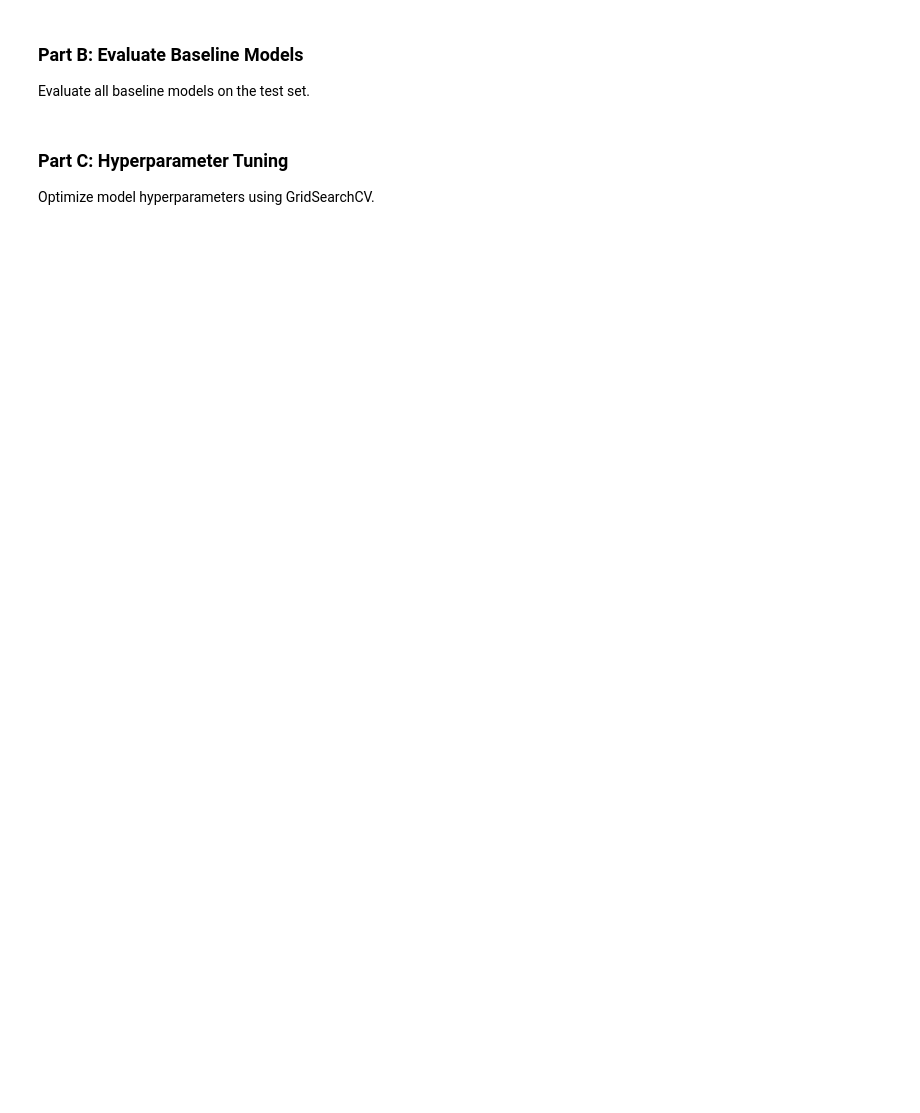
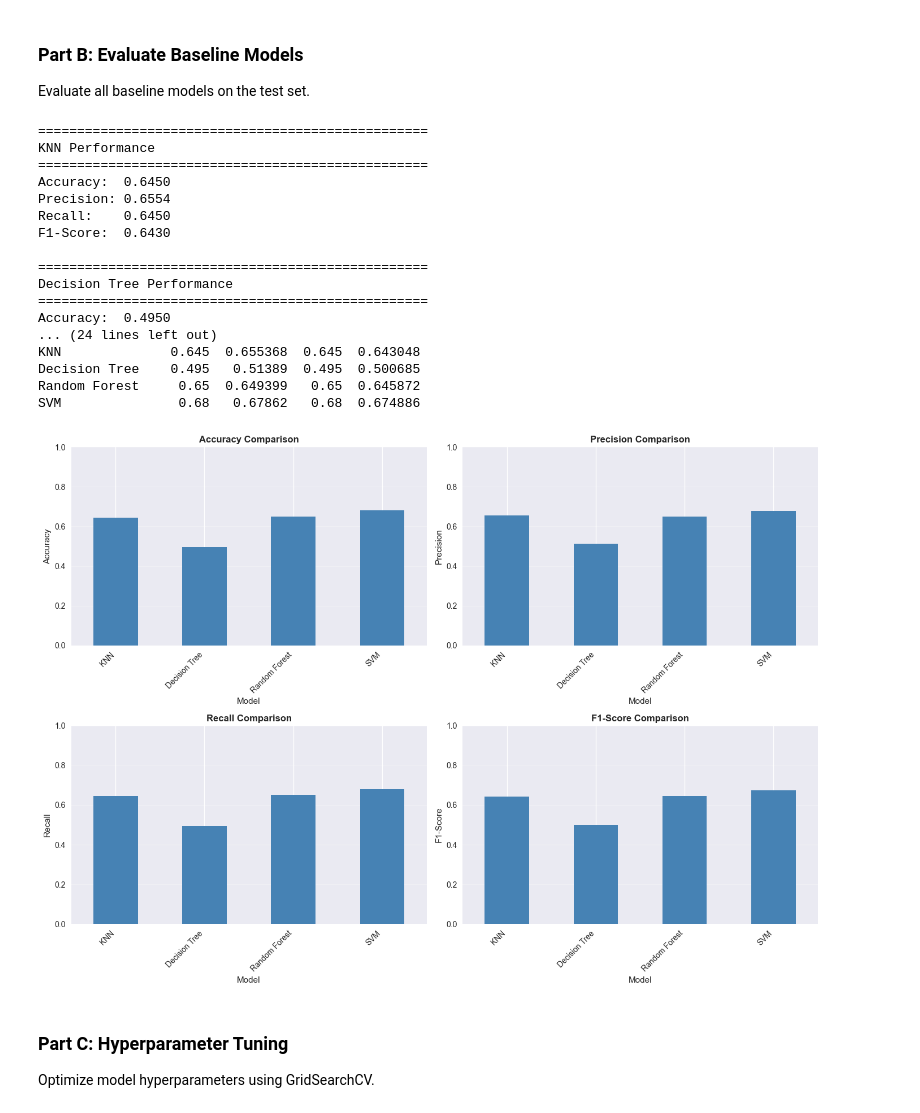
Before and after one commit to Papi-Hokage/music-genre-classification, a Jupyter notebook: Music Genre Final Project.ipynb, the cells around one changed output. Saved outputs shown, nothing was run; the diff lists cells and outputs as text; code cells hidden in the pictures; blank space fills up the shorter version.

```diff
--- a/Music Genre Final Project.ipynb
+++ b/Music Genre Final Project.ipynb
@@ -601,5 +674,4 @@ def evaluate_model(model, X_test, y_test, model_name):
     }
 
 # Train baseline models
-# Uncomment after data preprocessing
-# baseline_models = train_baseline_models(X_train_scaled, y_train)
+baseline_models = train_baseline_models(X_train_scaled, y_train)
@@ -609,37 +699,55 @@ def evaluate_model(model, X_test, y_test, model_name):
 Evaluate all baseline models on the test set.
 # %%
 # Evaluate all baseline models
-# Uncomment after training models
-# results = {}
-# for name, model in baseline_models.items():
-#     results[name] = evaluate_model(model, X_test_scaled, y_test, name)
+results = {}
+for name, model in baseline_models.items():
+    results[name] = evaluate_model(model, X_test_scaled, y_test, name)
 
-# # Create results DataFrame for comparison
-# results_df = pd.DataFrame(results).T
-# results_df = results_df.drop('predictions', axis=1)
+# Create results DataFrame for comparison
+results_df = pd.DataFrame(results).T
+results_df = results_df.drop('predictions', axis=1)
 
-# print("\n" + "="*70)
-# print("BASELINE MODEL COMPARISON")
-# print("="*70)
-# print(results_df.round(4))
+print("\n" + "="*70)
+print("BASELINE MODEL COMPARISON")
+print("="*70)
+print(results_df.round(4))
 
-# # Visualize model comparison
-# fig, axes = plt.subplots(2, 2, figsize=(14, 10))
-# metrics = ['accuracy', 'precision', 'recall', 'f1_score']
-# titles = ['Accuracy', 'Precision', 'Recall', 'F1-Score']
+# Visualize model comparison
+fig, axes = plt.subplots(2, 2, figsize=(14, 10))
+metrics = ['accuracy', 'precision', 'recall', 'f1_score']
+titles = ['Accuracy', 'Precision', 'Recall', 'F1-Score']
 
-# for idx, (metric, title) in enumerate(zip(metrics, titles)):
-#     ax = axes[idx // 2, idx % 2]
-#     results_df[metric].plot(kind='bar', ax=ax, color='steelblue')
-#     ax.set_title(f'{title} Comparison', fontsize=12, fontweight='bold')
-#     ax.set_ylabel(title)
-#     ax.set_xlabel('Model')
-#     ax.set_ylim([0, 1])
-#     ax.grid(axis='y', alpha=0.3)
-#     ax.set_xticklabels(ax.get_xticklabels(), rotation=45, ha='right')
+for idx, (metric, title) in enumerate(zip(metrics, titles)):
+    ax = axes[idx // 2, idx % 2]
+    results_df[metric].plot(kind='bar', ax=ax, color='steelblue')
+    ax.set_title(f'{title} Comparison', fontsize=12, fontweight='bold')
+    ax.set_ylabel(title)
+    ax.set_xlabel('Model')
+    ax.set_ylim([0, 1])
+    ax.grid(axis='y', alpha=0.3)
+    ax.set_xticklabels(ax.get_xticklabels(), rotation=45, ha='right')
 
-# plt.tight_layout()
-# plt.show()
+plt.tight_layout()
+plt.show()
+# %% [output]
+==================================================
+KNN Performance
+==================================================
+Accuracy:  0.6450
+Precision: 0.6554
+Recall:    0.6450
+F1-Score:  0.6430
+
+==================================================
+Decision Tree Performance
+==================================================
+Accuracy:  0.4950
+... (24 lines left out)
+KNN              0.645  0.655368  0.645  0.643048
+Decision Tree    0.495   0.51389  0.495  0.500685
+Random Forest     0.65  0.649399   0.65  0.645872
+SVM               0.68   0.67862   0.68  0.674886
+[figure, added]
 # %% [markdown]
 ### Part C: Hyperparameter Tuning
 
```
Also changed, not shown: parts of 19 cells of this notebook, 3 other files.
